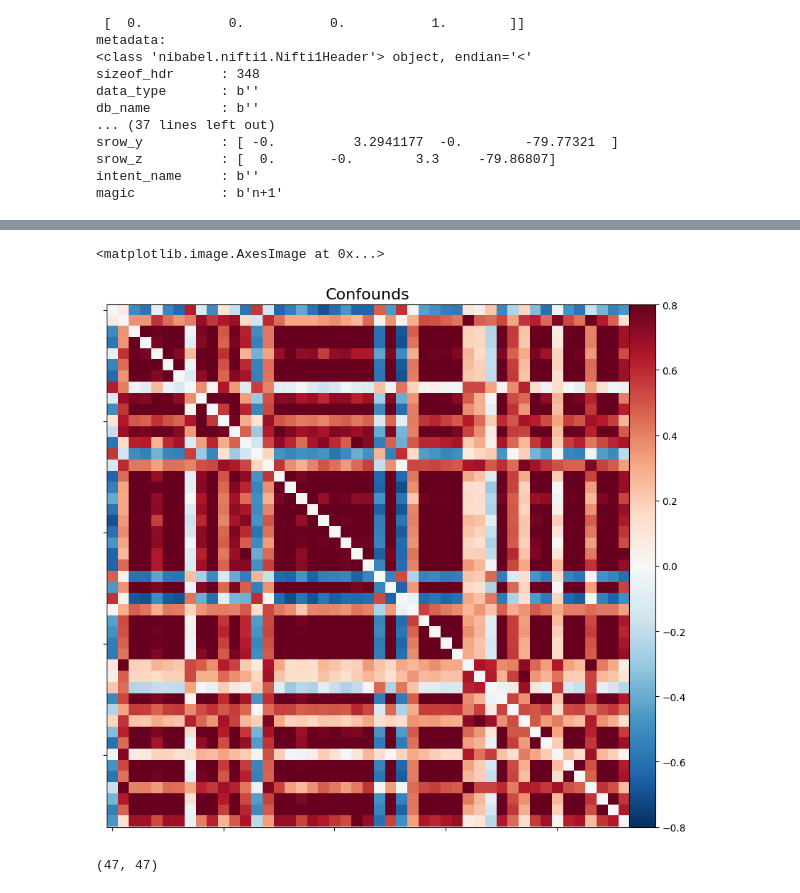
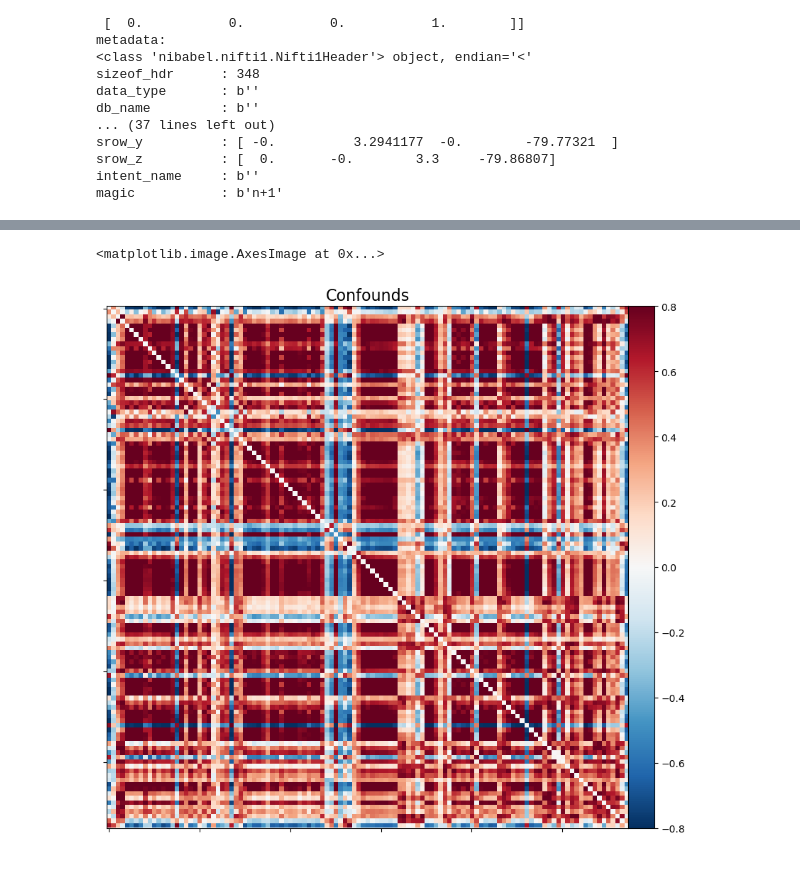
Before and after one commit to yanismiraoui/CNS-Research-YM, a Jupyter notebook: ppmi_atlas_preprocessing.ipynb, the cells around one changed output, grey strips where cells are left out. Drawn from its saved outputs; the diff is of its cells as text; code cells hidden in the pictures.

```diff
--- a/ppmi_atlas_preprocessing.ipynb
+++ b/ppmi_atlas_preprocessing.ipynb
@@ -108,0 +56,42 @@ _______________________________________________filter_and_extract - 0.7s, 0.0min
+# %%
+from nilearn import datasets
+from nilearn.maskers import NiftiLabelsMasker
+
+## CORTICAL ##
+dataset = datasets.fetch_atlas_harvard_oxford("cort-maxprob-thr25-2mm", symmetric_split=True)
+atlas_filename = dataset.maps
+labels = dataset.labels
+
+masker = NiftiLabelsMasker(
+    labels_img=atlas_filename,
+    standardize="zscore_sample",
+    standardize_confounds="zscore_sample",
+    memory="nilearn_cache",
+    verbose=5,
+    labels=labels,
+    resampling_target="data",
+)
+
+time_series = masker.fit_transform(nifti_path_dcm2niix)
+print(time_series.shape)
+
+## SUBCORTICAL ##
+dataset_sub = datasets.fetch_atlas_harvard_oxford("sub-maxprob-thr25-2mm", symmetric_split=False)
+atlas_filename_sub = dataset_sub.maps
+labels_sub = dataset_sub.labels
+
+masker_sub = NiftiLabelsMasker(
+    labels_img=atlas_filename_sub,
+    standardize="zscore_sample",
+    standardize_confounds="zscore_sample",
+    memory="nilearn_cache",
+    verbose=5,
+    labels=labels_sub,
+)
+
+time_series_sub = masker_sub.fit_transform(nifti_path_dcm2niix)
+print(time_series_sub.shape)
+
+# Concatenate the two time series together
+time_series_concat = np.concatenate((time_series, time_series_sub), axis=1)
+print(time_series_concat.shape)
@@ -109,34 +122,30 @@ _______________________________________________filter_and_extract - 0.7s, 0.0min
 # %%
 from nilearn.connectome import ConnectivityMeasure
 
 correlation_measure = ConnectivityMeasure(
     kind="correlation",
     standardize="zscore_sample",
 )
-correlation_matrix = correlation_measure.fit_transform([time_series])[0]
+correlation_matrix = correlation_measure.fit_transform([time_series_concat])[0]
 
 # Plot the correlation matrix
 import numpy as np
 
 from nilearn import plotting
 
 # Make a large figure
 # Mask the main diagonal for visualization:
 np.fill_diagonal(correlation_matrix, 0)
 # The labels we have start with the background (0), hence we skip the
 # first label
 # matrices are ordered for block-like representation
 plotting.plot_matrix(
     correlation_matrix,
     figure=(10, 8),
     vmax=0.8,
     vmin=-0.8,
     title="Confounds",
 )
 # %% [output]
 <matplotlib.image.AxesImage at 0x...>
-[figure, old version]
+[figure, new version]
-# %%
-correlation_matrix.shape
-# %% [output]
-(47, 47)
```
Also changed, not shown: parts of 15 cells of this notebook, 46 other files.
